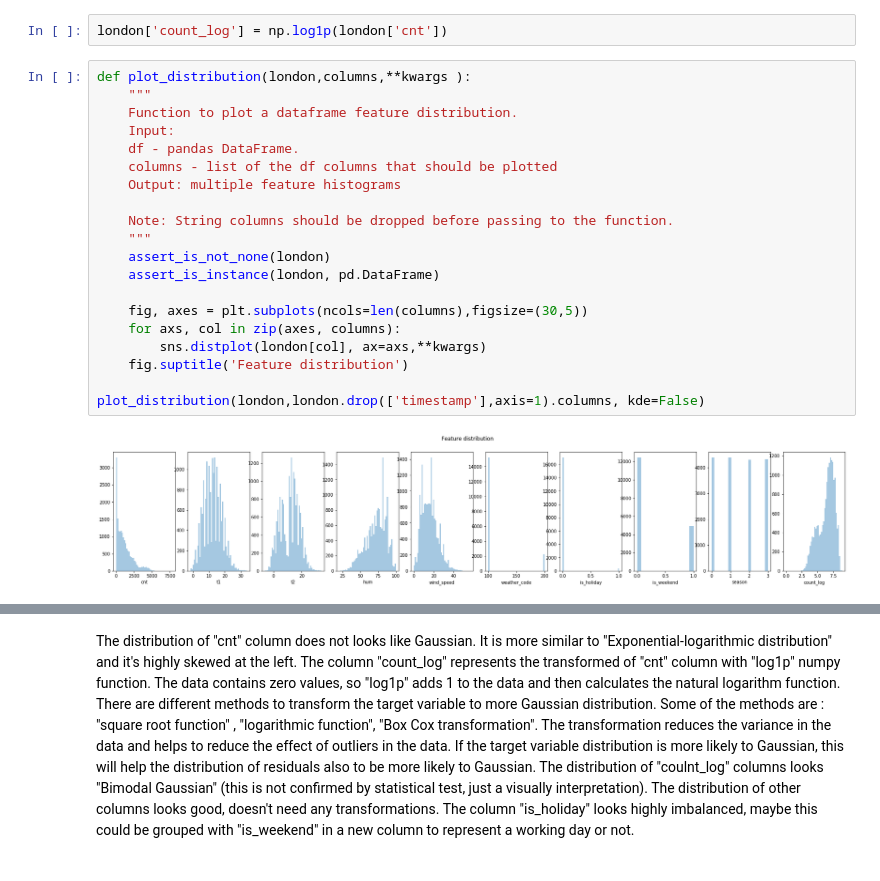
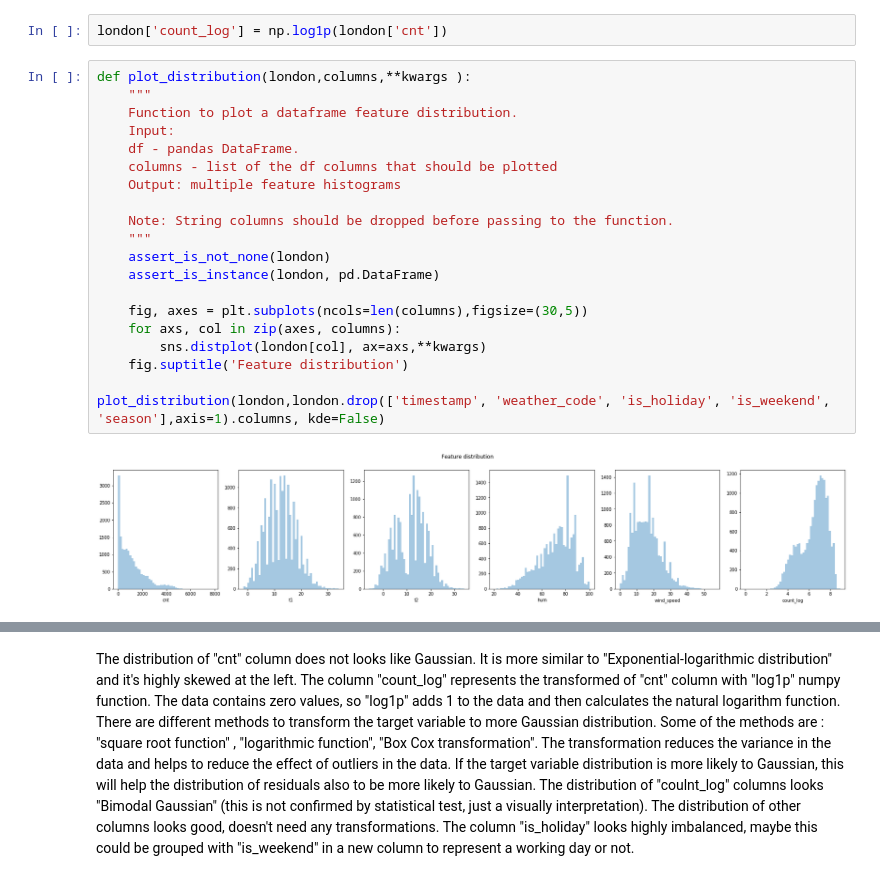
Before and after one commit to hristo-mavrodiev/London_bicycle_predictions, a Jupyter notebook: ML_Exam_softuni.ipynb, the cells around one changed output, grey strips where cells are left out. Saved outputs shown, nothing was run; the diff lists cells and outputs as text.

Commit message:
fix histograms

```diff
--- a/ML_Exam_softuni.ipynb
+++ b/ML_Exam_softuni.ipynb
@@ -179,22 +182,22 @@ london['count_log'] = np.log1p(london['cnt'])
 # %%
 def plot_distribution(london,columns,**kwargs ):
     """
     Function to plot a dataframe feature distribution.
     Input:
     df - pandas DataFrame.
     columns - list of the df columns that should be plotted
     Output: multiple feature histograms
 
     Note: String columns should be dropped before passing to the function.
     """
     assert_is_not_none(london)
     assert_is_instance(london, pd.DataFrame)
 
     fig, axes = plt.subplots(ncols=len(columns),figsize=(30,5))
     for axs, col in zip(axes, columns):
         sns.distplot(london[col], ax=axs,**kwargs)
     fig.suptitle('Feature distribution')
 
-plot_distribution(london,london.drop(['timestamp'],axis=1).columns, kde=False)
+plot_distribution(london,london.drop(['timestamp', 'weather_code', 'is_holiday', 'is_weekend', 'season'],axis=1).columns, kde=False)
 # %% [output]
-[figure, old version]
+[figure, new version]
```
Also changed, not shown: parts of 5 cells of this notebook.
